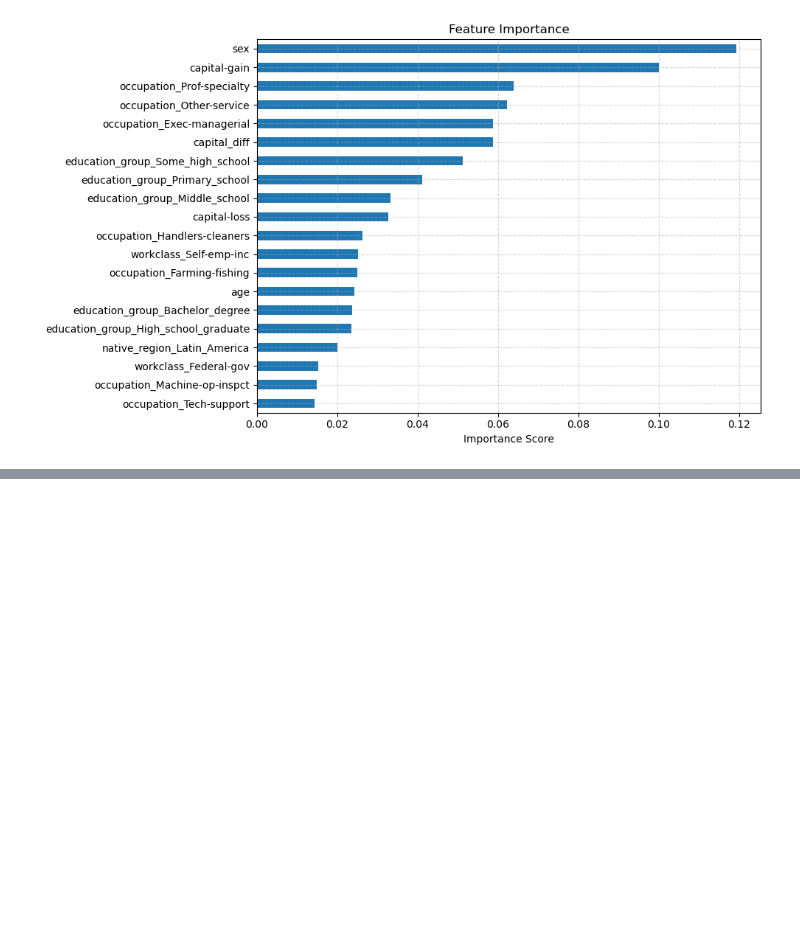
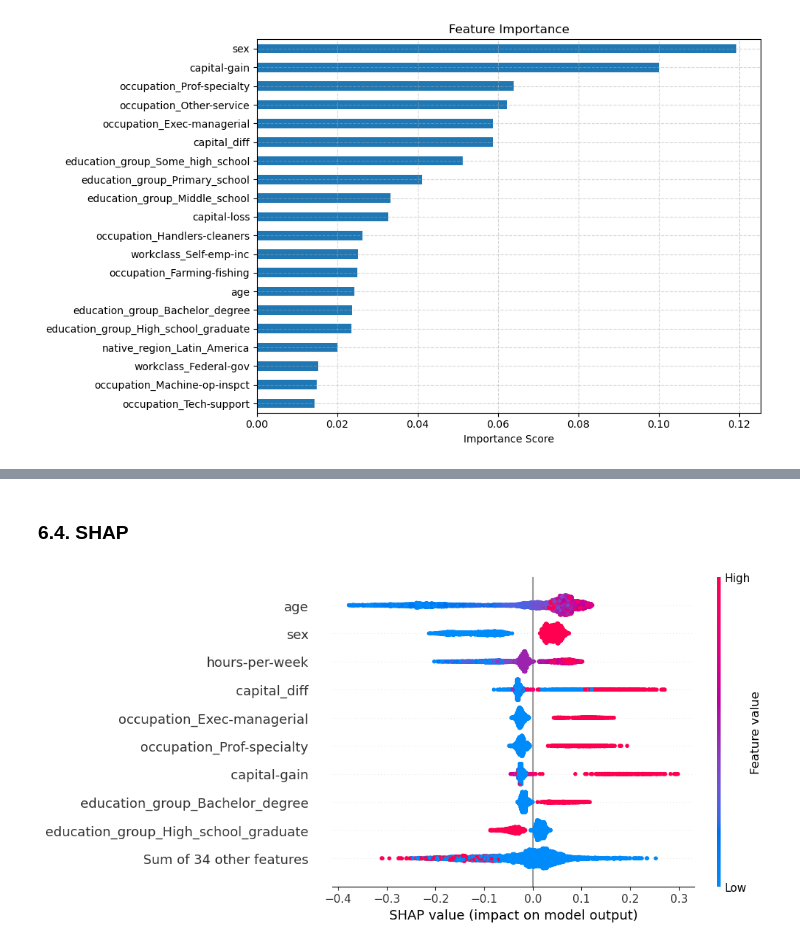
Before and after one commit to maxim-lichko/salary-prediction-classification, a Jupyter notebook: salary_prediction_classification.ipynb, the cells around one changed output, grey strips where cells are left out. Cells and saved outputs as stored; diff of their text form; code cells hidden in the pictures; blank space fills up the shorter version.

```diff
--- a/salary_prediction_classification.ipynb
+++ b/salary_prediction_classification.ipynb
@@ -933,0 +1030,12 @@ Confusion Matrix (Test Data):
+# %% [markdown]
+### 6.4. SHAP
+# %%
+import shap
+
+shap_explainer = shap.Explainer(rf_random_search_v1.best_estimator_)
+shap_values = shap_explainer(X_test)
+shap_values_class1 = shap_values[:, :, 1]
+# %%
+shap.plots.beeswarm(shap_values_class1)
+# %% [output]
+[figure, added]
```
Also changed, not shown: parts of 13 cells of this notebook, 1 other file.
